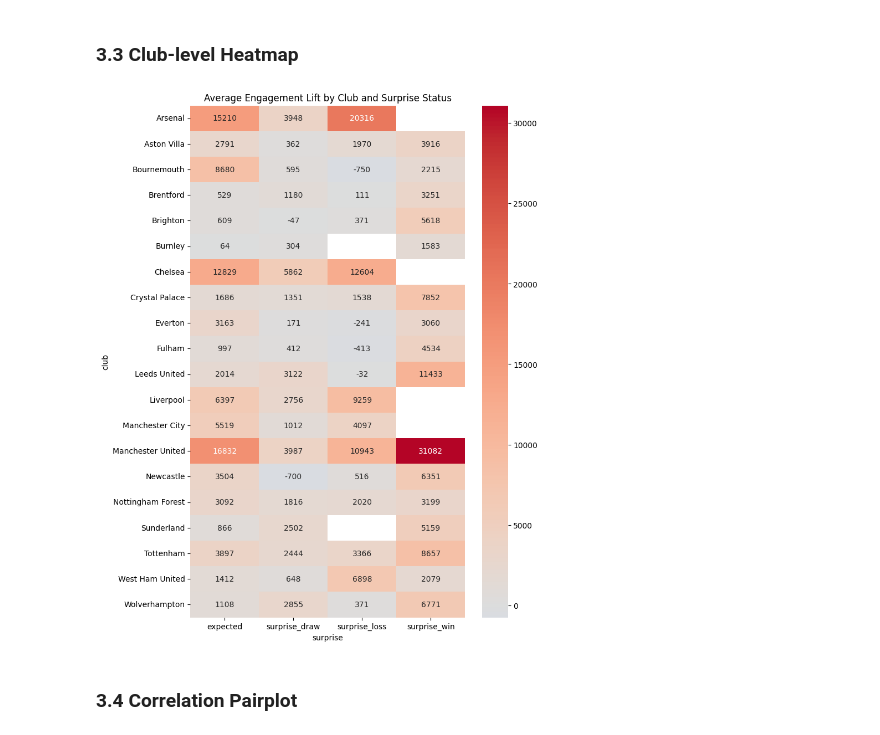
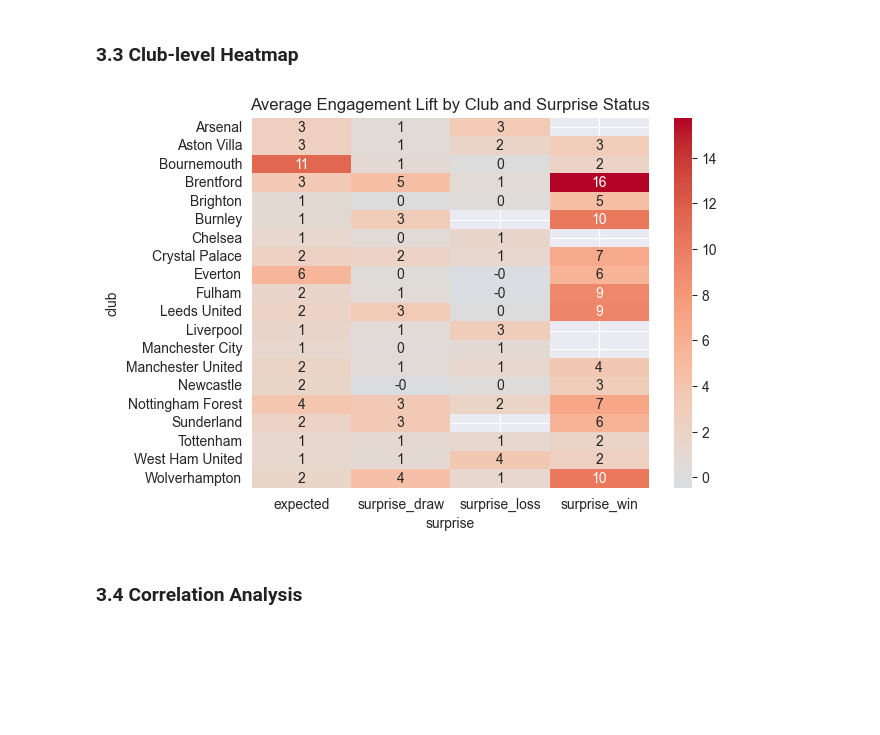
Before and after one commit to upiznhec/DSCI510_Spring2026_USC, a Jupyter notebook: src/results.ipynb, the cells around one changed output. Drawn from its saved outputs; the diff is of its cells as text; code cells hidden in the pictures; blank space fills up the shorter version.

```diff
--- a/src/results.ipynb
+++ b/src/results.ipynb
@@ -101,18 +101,17 @@ plt.show()
 # %%
 heatmap_data = (
     club_df
-    .groupby(["club", "surprise"])["engagement_changes"]
+    .groupby(["club", "surprise"])["relative_lift"]
     .mean()
     .reset_index()
-    .pivot(index="club", columns="surprise", values="engagement_changes")
+    .pivot(index="club", columns="surprise", values="relative_lift")
 )
 
-plt.figure(figsize=(8,12))
 sns.heatmap(heatmap_data, annot=True, fmt=".0f", cmap="coolwarm", center=0)
 plt.title("Average Engagement Lift by Club and Surprise Status")
 plt.show()
 # %% [output]
-[figure, old version]
+[figure, new version]
 # %% [markdown]
-### 3.4 Correlation Pairplot
+### 3.4 Correlation Analysis
 # %%
```
Also changed, not shown: parts of 7 cells of this notebook, 1 other file.
